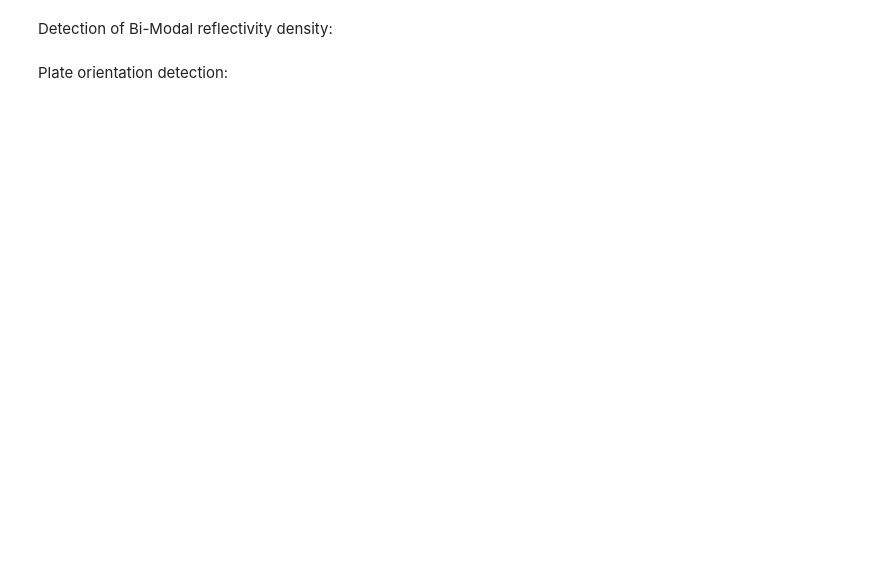
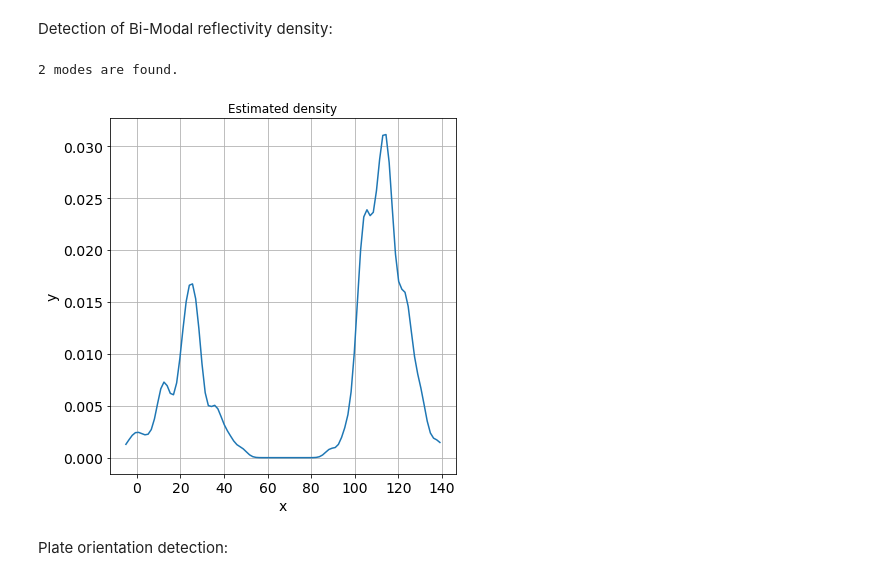
Before and after one commit to Sergo2020/Sign_detection, a Jupyter notebook: innoviz_solution.ipynb, the cells around one changed output. Saved outputs shown, nothing was run; the diff lists cells and outputs as text; code cells hidden in the pictures; blank space fills up the shorter version.

```diff
--- a/innoviz_solution.ipynb
+++ b/innoviz_solution.ipynb
@@ -35,10 +37,15 @@ scene.show_cluster(points, True, title='Scaled scene preview')  # Cluster previe
 Detection of Bi-Modal reflectivity density:
 # %%
 sign_detector.fit_kde(points[:, -1])
-dens, dens_x = sign_detector.produce_density_arr(points[:, -1], 100, show=False) # Generation of smooth density function
+dens, dens_x = sign_detector.produce_density_arr(points[:, -1], 100) # Generation of smooth density function
 mode_status = sign_detector.detect_modes(dens_x, dens) # Mode detection and threshold detection
 
+io.plot_fun(dens, dens_x, title='Estimated density')
+
 io.status_report(mode_status)  # Stops the execution if not a sign
+# %% [output]
+2 modes are found.
+[figure, added]
 # %% [markdown]
 Plate orientation detection:
 # %%
```
Also changed, not shown: parts of 25 cells of this notebook, 3 other files.
